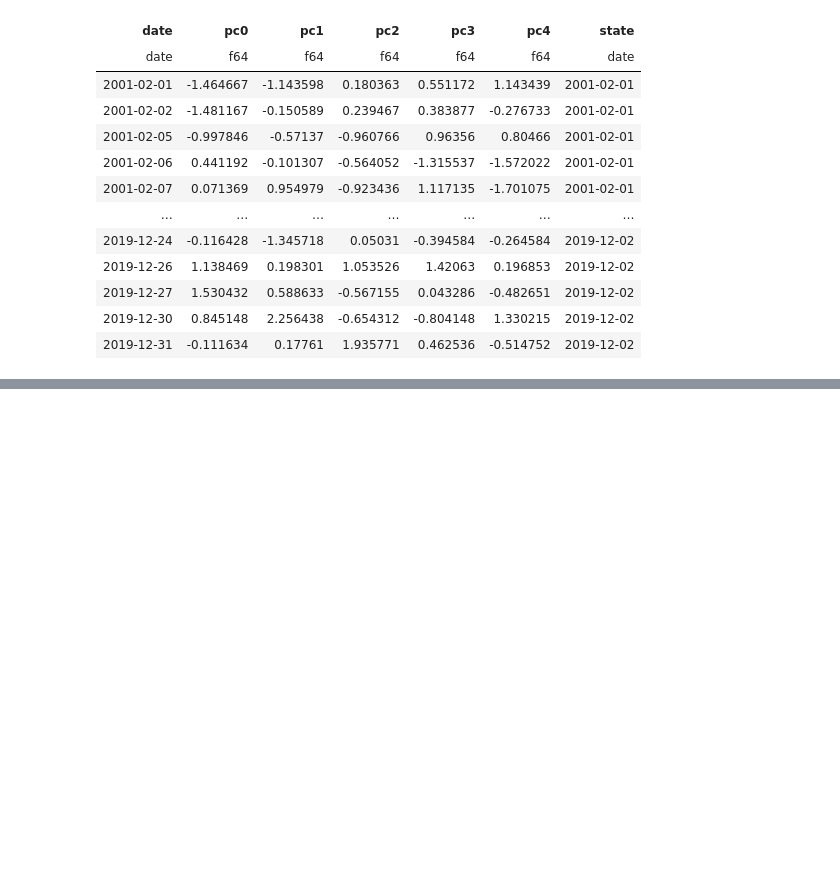
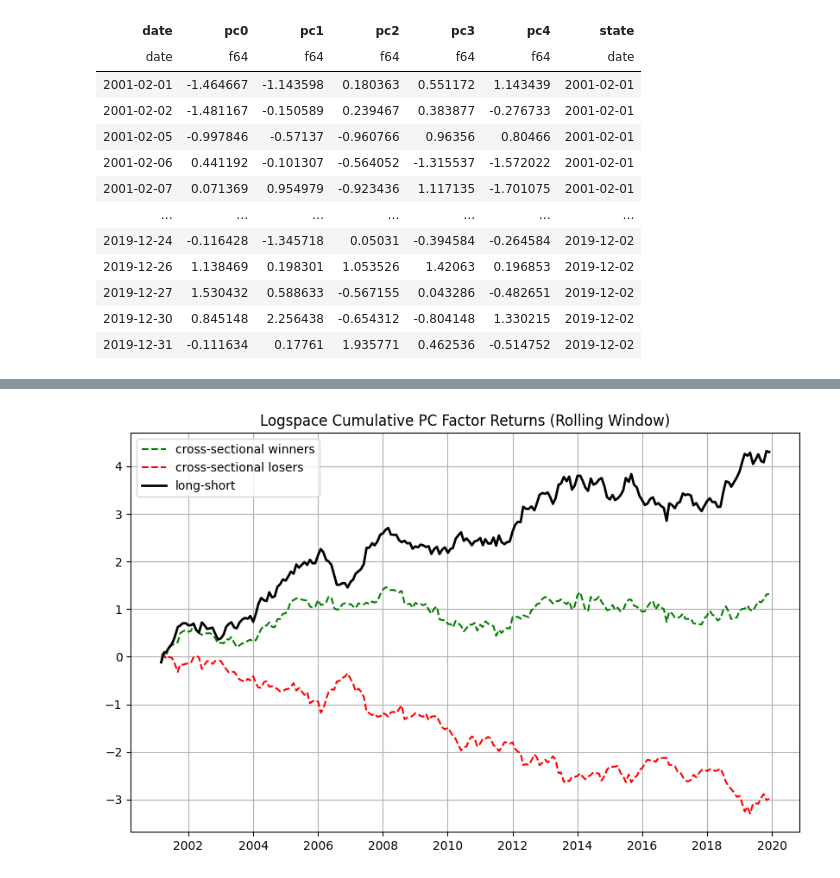
Before and after one commit to rvance1/factor-momentum, a Jupyter notebook: notebooks/TEMP.ipynb, the cells around one changed output, grey strips where cells are left out. Saved outputs shown, nothing was run; the diff lists cells and outputs as text; code cells hidden in the pictures; blank space fills up the shorter version.

```diff
--- a/notebooks/TEMP.ipynb
+++ b/notebooks/TEMP.ipynb
@@ -34,5 +68,5 @@ shape: (4_758, 7)
 # %%
-pcs = (pc_returns.unpivot(index='date', variable_name='factor', value_name='ret').lazy()
+pcs = (pc_rolling_returns.drop('state').unpivot(index='date', variable_name='factor', value_name='ret').lazy()
 .with_columns(
     pl.col('date').dt.truncate('1mo').alias('mo'),
 )
@@ -51,6 +100,3 @@ pcs
-# %%
-pcs = _scan_monthly_pc_returns(start, end, 5, 100).collect()
-pcs
 # %%
 signal = (pcs.with_columns(
     pl.col('lag_ret').rank('dense').over('month').alias('rank')
@@ -70,6 +116,9 @@ ports = (signal
 )
 .sort('month')
 .pivot(on='signal', index='month')
+.with_columns(
+    (pl.col('1') - pl.col('-1')).alias('ls')
+)
 )
 
 ports
@@ -78,15 +144,19 @@ import matplotlib.pyplot as plt
 # %%
 dates = ports['month']
 
 long = ports['1'].cum_sum()
 short = ports['-1'].cum_sum()
+ls = ports['ls'].cum_sum()
 
-plt.title("Logspace Cumulative PC Factor Returns")
+plt.figure(figsize=(10, 6))
+plt.title("Logspace Cumulative PC Factor Returns (Rolling Window)")
 
-plt.plot(dates, long, label="cross-sectional winners")
-plt.plot(dates, short, label="cross-sectional losers")
-plt.plot(dates, long-short, c='black', label="long-short")
+plt.plot(dates, long, label="cross-sectional winners", c='green', linestyle='--')
+plt.plot(dates, short, label="cross-sectional losers", c='red', linestyle='--')
+plt.plot(dates, ls, label="long-short", c='black', linewidth=2)
 plt.legend()
 plt.grid(True)
 plt.show()
+# %% [output]
+[figure, added]
 # %%
```
Also changed, not shown: parts of 17 cells of this notebook, 21 other files.
